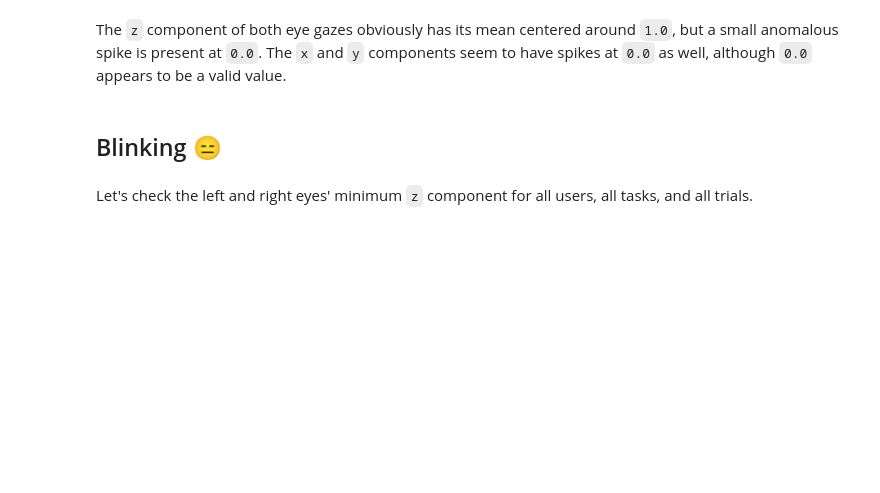
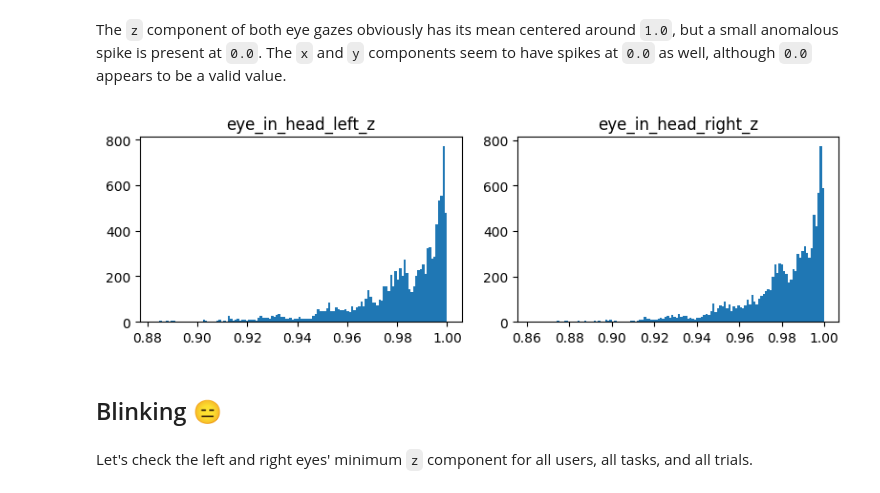
Before and after one commit to aria-lab-code/vr-exoskeleton, a Jupyter notebook: notebooks/explore.ipynb, the cells around one changed output. Cells and saved outputs as stored; diff of their text form; code cells hidden in the pictures; blank space fills up the shorter version.

```diff
--- a/notebooks/explore.ipynb
+++ b/notebooks/explore.ipynb
@@ -217,5 +217,18 @@ plot_hist(df_user0_task0_0)
 # %% [markdown]
 The `z` component of both eye gazes obviously has its mean centered around `1.0`, but a small anomalous spike is present at `0.0`. The `x` and `y` components seem to have spikes at `0.0` as well, although `0.0` appears to be a valid value.
+# %%
+# Plot main distribution of z component of eye gaze.
+
+fig, axes = plt.subplots(1, 2, figsize=(8, 2.7))
+for i, col in enumerate([COL_EYE_L_Z, COL_EYE_R_Z]):
+    series = df_user0_task0_0[col].to_numpy()
+    x = np.array([v for v in series if v > 0.5])
+    axes[i].hist(x, bins=128)
+    axes[i].set_title(col)
+plt.tight_layout()
+plt.show()
+# %% [output]
+[figure, added]
 # %% [markdown]
 ## Blinking 😑
 # %% [markdown]
```
Also changed, not shown: parts of 9 cells of this notebook, 4 other files.
